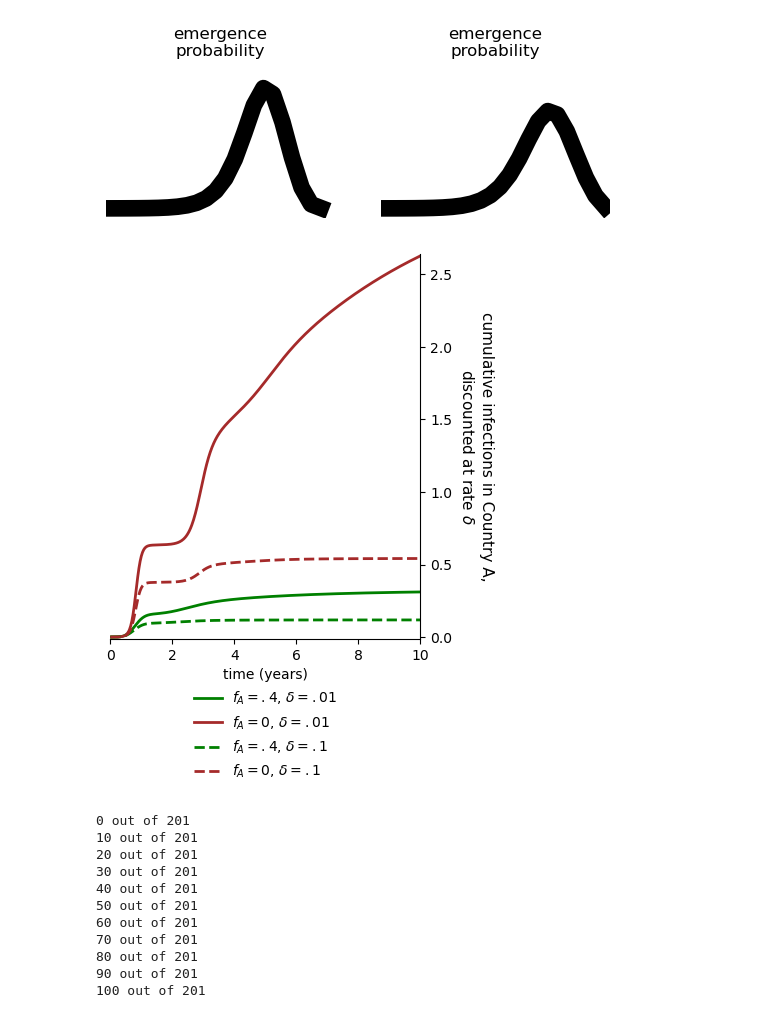
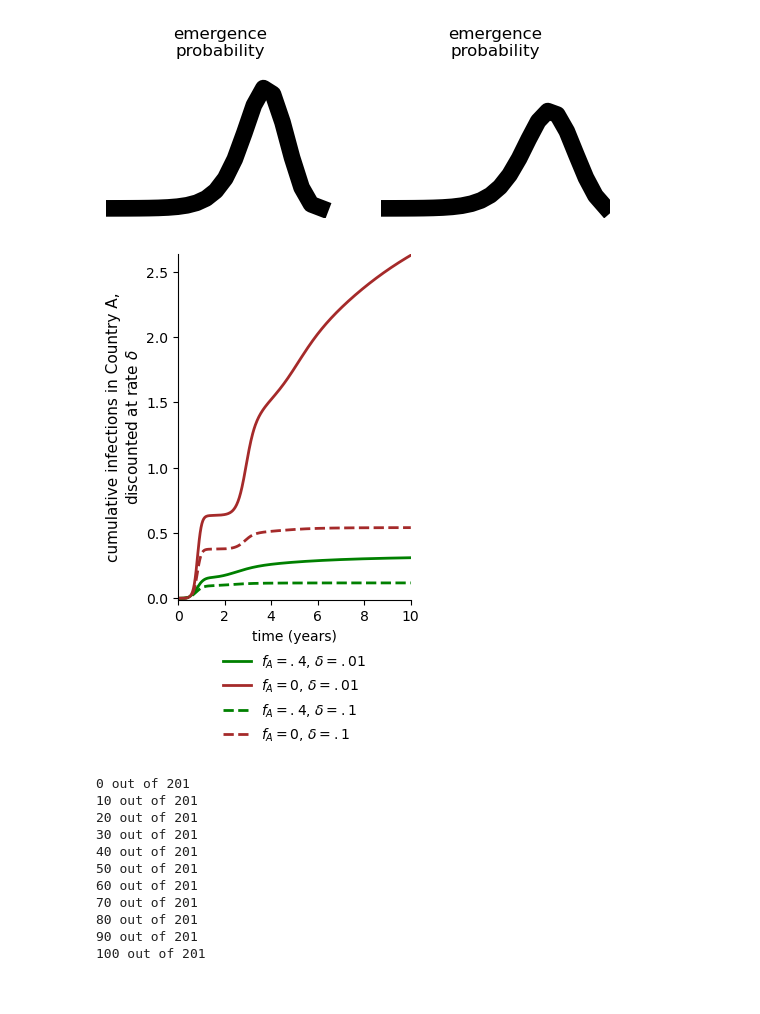
Before and after one commit to freedmanari/vaccine_nationalism, a Jupyter notebook: vaccine_nationalism.ipynb, the cells around one changed output. Drawn from its saved outputs; the diff is of its cells as text; code cells hidden in the pictures; blank space fills up the shorter version.

```diff
--- a/vaccine_nationalism.ipynb
+++ b/vaccine_nationalism.ipynb
@@ -1267,42 +1270,41 @@ Text(0.5, 1.0, 'emergence\nprobability')
 tsteps = int(10*365/tstep) + 1
 
 tstep_ts, _, J_A1 = \
-    get_Js(f_A=0, mu=5, eta=.1, track_vars=True, epsilon=1e-5, tsteps=tsteps, ts_per_tstep=ts_per_tstep)[:3]
+    get_Js(f_A=0, mu=5, eta=.1, beta=1.5*gamma_def, track_vars=True, epsilon=1e-5, tsteps=tsteps, ts_per_tstep=ts_per_tstep)[:3]
 ### or if R0 set to 1.5, replace last line with
 #     get_Js(f_A=0, mu=5, eta=.1, beta=1.5*gamma_def, track_vars=True, epsilon=1e-5, tsteps=tsteps, ts_per_tstep=ts_per_tstep)[:3]
 
 tstep_ts, _, J_A2 = \
-    get_Js(f_A=.4, mu=5, eta=.1, track_vars=True, epsilon=1e-5, tsteps=tsteps, ts_per_tstep=ts_per_tstep)[:3]
+    get_Js(f_A=.4, mu=5, eta=.1, beta=1.5*gamma_def, track_vars=True, epsilon=1e-5, tsteps=tsteps, ts_per_tstep=ts_per_tstep)[:3]
 ### or if R0 set to 1.5, replace last line with
 #     get_Js(f_A=.4, mu=5, eta=.1, beta=1.5*gamma_def, track_vars=True, epsilon=1e-5, tsteps=tsteps, ts_per_tstep=ts_per_tstep)[:3]
 # %%
-fig = plt.figure(figsize=(4,5))
+fig = plt.figure(figsize=(3,4.5))
 
 plt.plot(tstep_ts/365, np.cumsum(np.exp(-.01/(365/tstep)*tstep_ts) * J_A2),
          linewidth=2, color='green', label='$f_A=.4$, $\delta=.01$')
 plt.plot(tstep_ts/365, np.cumsum(np.exp(-.01/(365/tstep)*tstep_ts) * J_A1),
          linewidth=2, color='brown', label='$f_A=0$, $\delta=.01$')
 
 plt.plot(tstep_ts/365, np.cumsum(np.exp(-.1/(365/tstep)*tstep_ts) * J_A2),
          linewidth=2, color='green', linestyle='dashed', label='$f_A=.4$, $\delta=.1$')
 plt.plot(tstep_ts/365, np.cumsum(np.exp(-.1/(365/tstep)*tstep_ts) * J_A1),
          linewidth=2, color='brown', linestyle='dashed', label='$f_A=0$, $\delta=.1$')
 
 ax = plt.gca()
-ax.yaxis.tick_right()
 ax.margins(x=0,y=.005)
-ax.spines[['left','top']].set_visible(False)
+ax.spines[['right','top']].set_visible(False)
+ax.set_xticks(np.linspace(0,10,6))
 ax.set_xlabel('time (years)')
 ax.set_ylabel('cumulative infections in Country A,\ndiscounted at rate $\delta$',
-              rotation=270, labelpad=30, linespacing=1.3, size=11)
-ax.yaxis.set_label_position('right')
-plt.legend(loc='lower center', bbox_to_anchor=(.5, -.4), frameon=False, labelspacing=.5, handlelength=2, handletextpad=0.7)
+              rotation=90, linespacing=1.3, size=11)
+plt.legend(loc='lower center', bbox_to_anchor=(.5, -.45), frameon=False, labelspacing=.5, handlelength=2, handletextpad=0.7)
 
 # plt.savefig('figures/roughs/example_C_As.svg', bbox_inches='tight')
 ### or if R0 set to 1.5
 # plt.savefig('figures/roughs/example_low_R0_C_As.svg', bbox_inches='tight')
 # %% [output]
-[figure, old version]
+[figure, new version]
 # %%
 ### this and next 3 blocks for supplementary figure ps
 
```
Also changed, not shown: parts of 8 cells of this notebook, 7 other files.
